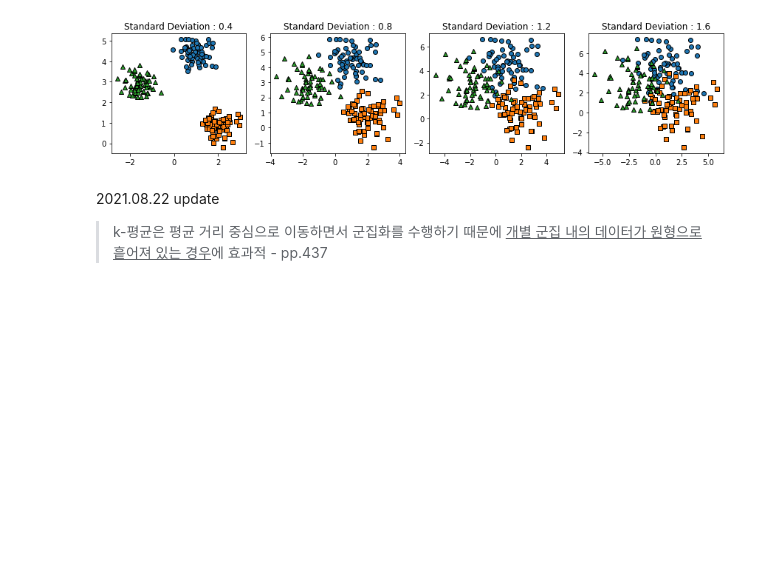
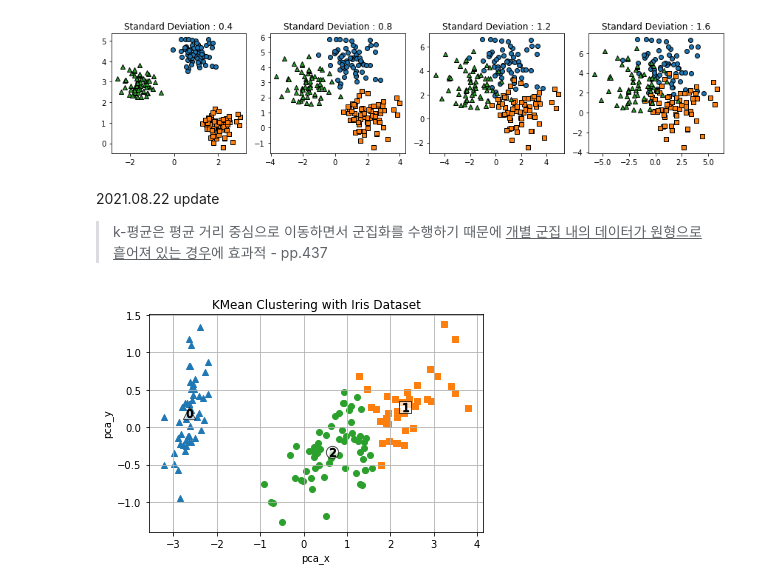
Before and after one commit to dddonghwa/ml-definitive-guide, a Jupyter notebook: ch07_clustering/ch07_1_k_mean.ipynb, the cells around one changed output. Cells and saved outputs as stored; diff of their text form; code cells hidden in the pictures; blank space fills up the shorter version.

```diff
--- a/ch07_clustering/ch07_1_k_mean.ipynb
+++ b/ch07_clustering/ch07_1_k_mean.ipynb
@@ -243,3 +243,45 @@ plt.tight_layout()
 # %% [markdown]
 2021.08.22 update
 >  k-평균은 평균 거리 중심으로 이동하면서 군집화를 수행하기 때문에 <U>개별 군집 내의 데이터가 원형으로 흩어져 있는 경우</U>에 효과적 - pp.437
+# %%
+import numpy as np
+import pandas as pd
+import matplotlib.pyplot as plt
+
+from sklearn.datasets import load_iris
+from sklearn.decomposition import PCA
+from sklearn.cluster import KMeans
+
+# load_iris
+iris = load_iris()
+cols = ['sepal_length', 'sepal_width','petal_length','petal_width']
+iris_df = pd.DataFrame(iris.data, columns = cols)
+iris_df['target'] = iris.target
+
+# PCA
+pca = PCA(n_components=2)
+iris_pca = pca.fit_transform(iris.data)
+iris_df[['ftr1','ftr2']] = iris_pca
+
+# KMeans
+kmeans = KMeans(n_clusters=3, random_state=0)
+iris_df['kmeans_label'] = kmeans.fit_predict(iris_pca)
+centers = kmeans.cluster_centers_
+
+# plot
+markers = ['^','s','o']
+plt.figure()
+for i, mark in enumerate(markers) :
+    pca_x = iris_df[iris_df['kmeans_label']==i]['ftr1']
+    pca_y = iris_df[iris_df['kmeans_label']==i]['ftr2']
+    plt.scatter(pca_x, pca_y, marker=mark)
+    plt.scatter(centers[i,0], centers[i,1], marker= mark, s=150, c='white', alpha=0.7, edgecolor='k')
+    plt.scatter(centers[i,0], centers[i,1], marker='$%d$'%i, s=70, c='k')
+
+plt.title('KMean Clustering with Iris Dataset')
+plt.xlabel('pca_x')
+plt.ylabel('pca_y')
+plt.grid()
+plt.show()
+# %% [output]
+[figure, added]
```
Also changed, not shown: 4 other files.
